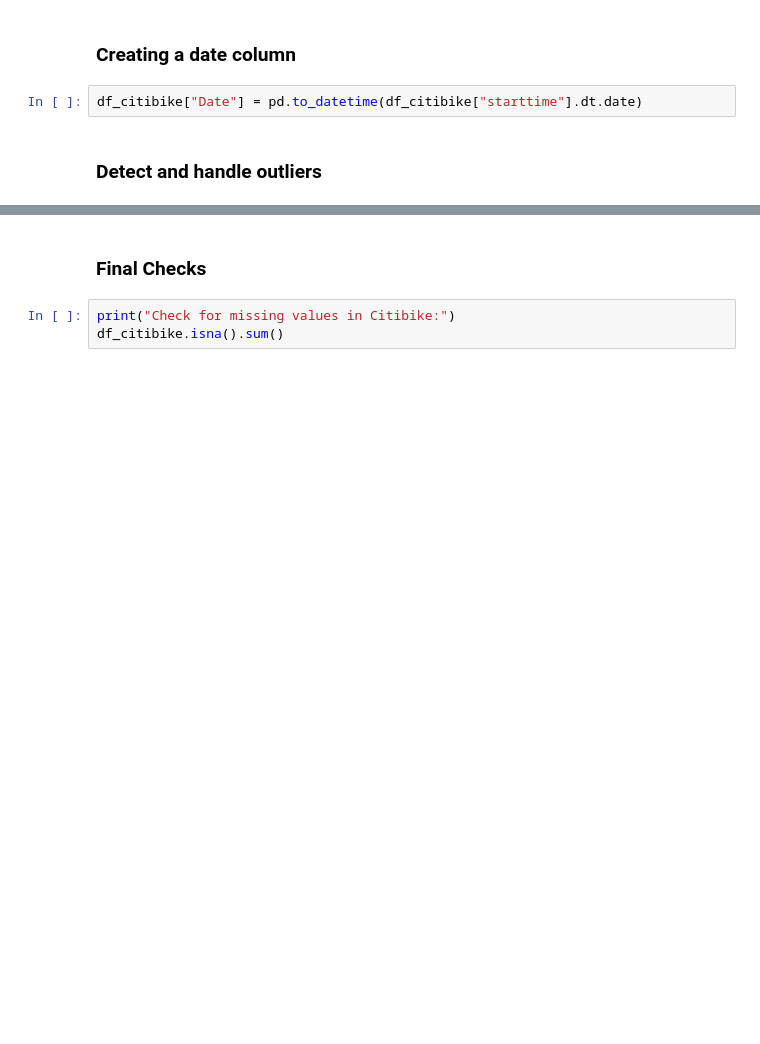
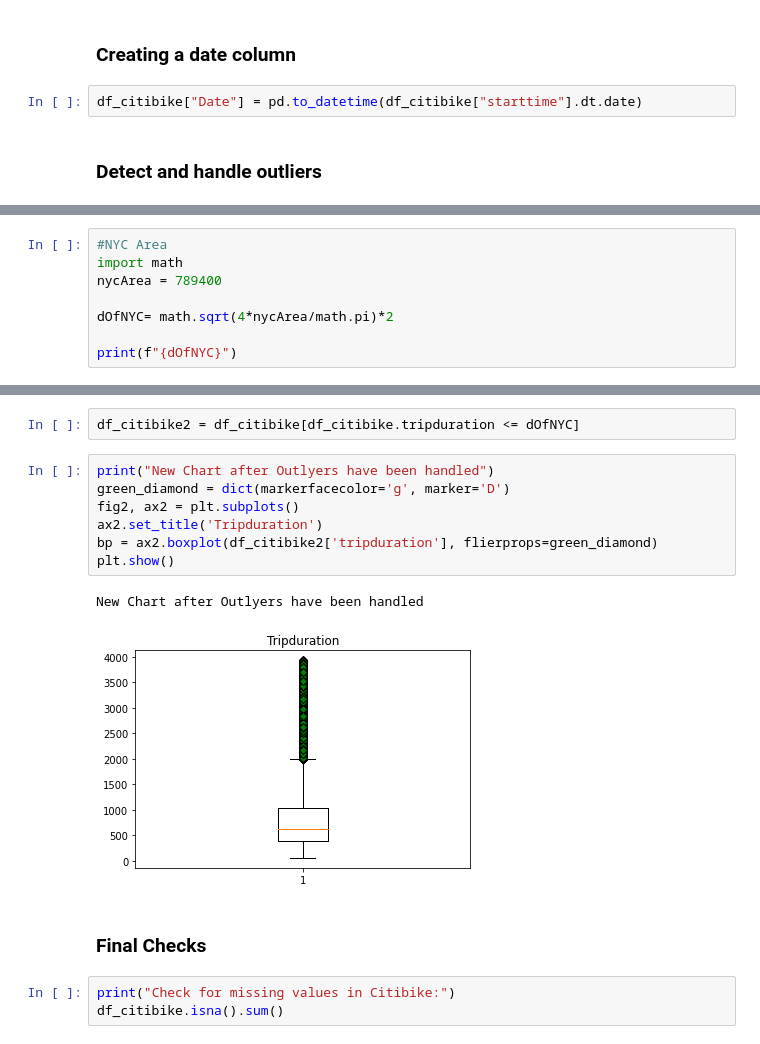
Before and after one commit to PaulPavlis/M3_BigData_MachineLearning, a Jupyter notebook: assignment_2_etl.ipynb, the cells around one changed output, grey strips where cells are left out. Cells and saved outputs as stored; diff of their text form; blank space fills up the shorter version.

Commit message:
added citybike outlyer handling

```diff
--- a/assignment_2_etl.ipynb
+++ b/assignment_2_etl.ipynb
@@ -132,0 +189,8 @@ df_citibike["Date"] = pd.to_datetime(df_citibike["starttime"].dt.date)
+# %%
+#NYC Area
+import math
+nycArea = 789400
+
+dOfNYC= math.sqrt(4*nycArea/math.pi)*2
+
+print(f"{dOfNYC}")
@@ -133,3 +210,15 @@ df_citibike["Date"] = pd.to_datetime(df_citibike["starttime"].dt.date)
+# %%
+df_citibike2 = df_citibike[df_citibike.tripduration <= dOfNYC]
+# %%
+print("New Chart after Outlyers have been handled")
+green_diamond = dict(markerfacecolor='g', marker='D')
+fig2, ax2 = plt.subplots()
+ax2.set_title('Tripduration')
+bp = ax2.boxplot(df_citibike2['tripduration'], flierprops=green_diamond)
+plt.show()
+# %% [output]
+New Chart after Outlyers have been handled
+[figure, added]
 # %% [markdown]
 ### Final Checks
 # %%
```
Also changed, not shown: parts of 9 cells of this notebook.
